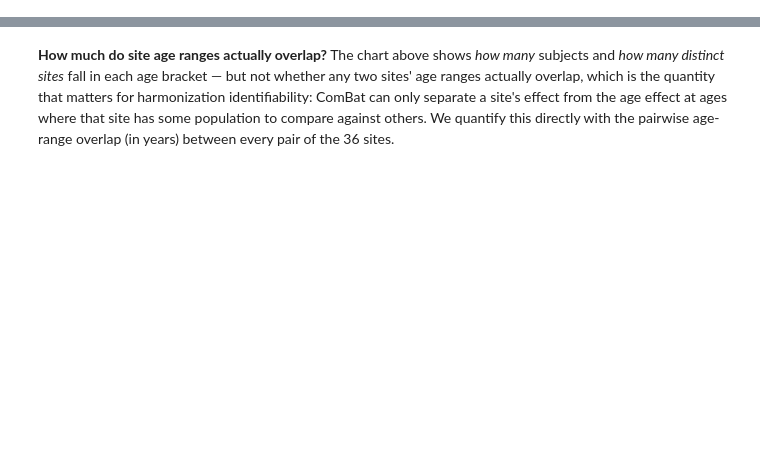
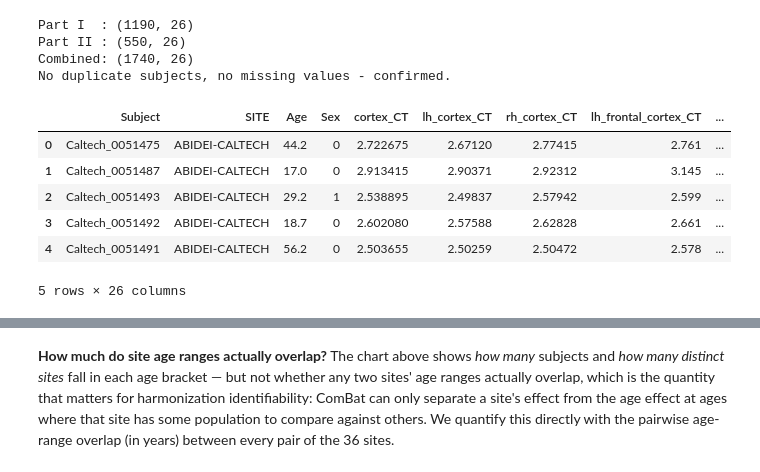
Before and after one commit to capialbino/AI-for-Medicine-Project, a Jupyter notebook: notebooks/AI_for_Medicine_BrainAge.ipynb, the cells around one changed output, grey strips where cells are left out. Cells and saved outputs as stored; diff of their text form; code cells hidden in the pictures; blank space fills up the shorter version.

```diff
--- a/notebooks/AI_for_Medicine_BrainAge.ipynb
+++ b/notebooks/AI_for_Medicine_BrainAge.ipynb
@@ -169,0 +88,34 @@ print(f"The 2 largest sites (IXI-Guys, IXI-HH) account for {top2_pct:.1%} of all
+# %%
+PART1_URL = "https://zenodo.org/records/7845311/files/multicenter_CT-FD_features_1.csv?download=1"
+PART2_URL = "https://zenodo.org/records/7845361/files/multicenter_CT-FD_features_2.csv?download=1"
+
+os.makedirs("data", exist_ok=True)
+!wget -q -O data/part1.csv "{PART1_URL}"
+!wget -q -O data/part2.csv "{PART2_URL}"
+
+part1 = pd.read_csv("data/part1.csv")
+part2 = pd.read_csv("data/part2.csv")
+
+assert list(part1.columns) == list(part2.columns), "Column schema mismatch between Part I and Part II"
+
+df = pd.concat([part1, part2], ignore_index=True)
+
+print("Part I  :", part1.shape)
+print("Part II :", part2.shape)
+print("Combined:", df.shape)
+assert df["Subject"].duplicated().sum() == 0, "Duplicate subject IDs across parts"
+assert df.isna().sum().sum() == 0, "Unexpected missing values!"
+print("No duplicate subjects, no missing values - confirmed.")
+df.head()
+# %% [output]
+Part I  : (1190, 26)
+Part II : (550, 26)
+Combined: (1740, 26)
+No duplicate subjects, no missing values - confirmed.
+|  | Subject | SITE | Age | Sex | cortex_CT | lh_cortex_CT | rh_cortex_CT | lh_frontal_cortex_CT | ... |
+| 0 | Caltech_0051475 | ABIDEI-CALTECH | 44.2 | 0 | 2.722675 | 2.67120 | 2.77415 | 2.761 | ... |
+| 1 | Caltech_0051487 | ABIDEI-CALTECH | 17.0 | 0 | 2.913415 | 2.90371 | 2.92312 | 3.145 | ... |
+| 2 | Caltech_0051493 | ABIDEI-CALTECH | 29.2 | 1 | 2.538895 | 2.49837 | 2.57942 | 2.599 | ... |
+| 3 | Caltech_0051492 | ABIDEI-CALTECH | 18.7 | 0 | 2.602080 | 2.57588 | 2.62828 | 2.661 | ... |
+| 4 | Caltech_0051491 | ABIDEI-CALTECH | 56.2 | 0 | 2.503655 | 2.50259 | 2.50472 | 2.578 | ... |
+5 rows × 26 columns
```
Also changed, not shown: parts of 98 cells of this notebook.
